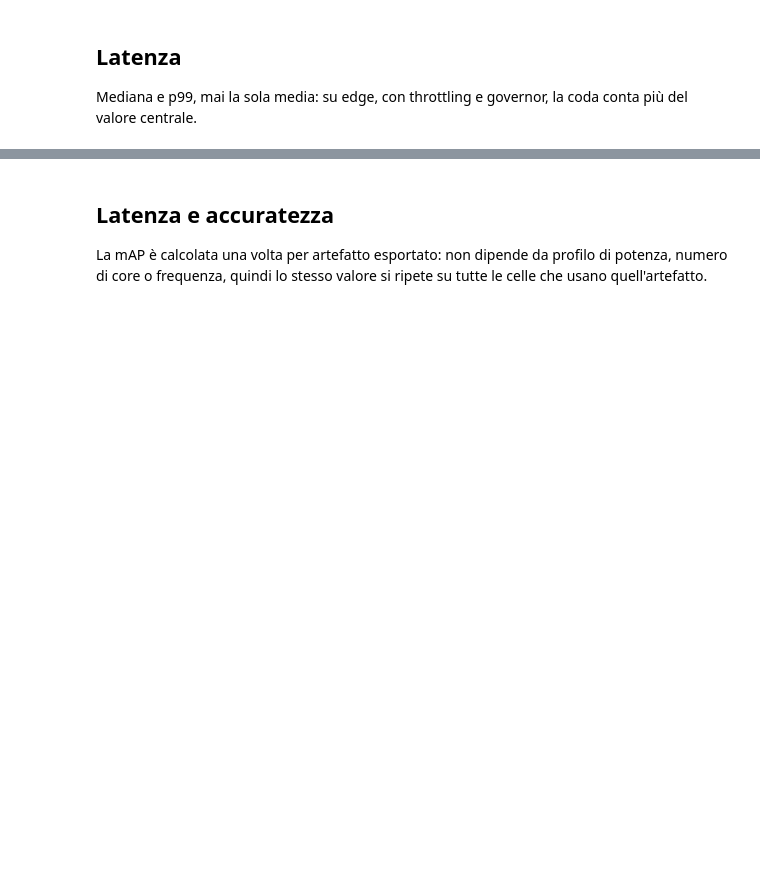
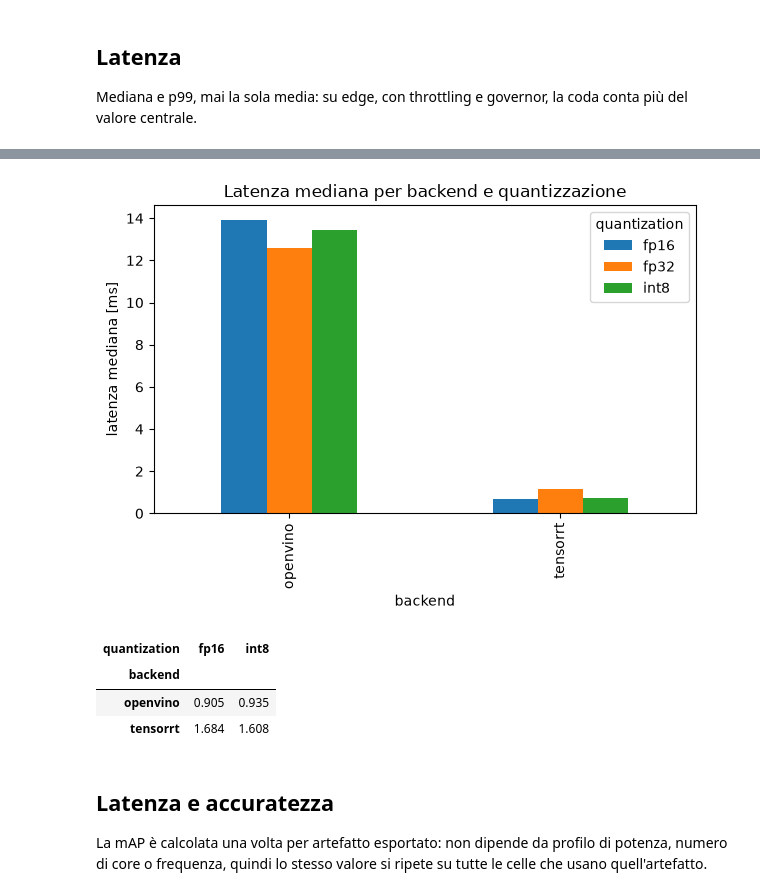
Before and after one commit to erikscolaro/yoloeval, a Jupyter notebook: notebooks/01_analysis.ipynb, the cells around one changed output, grey strips where cells are left out. Drawn from its saved outputs; the diff is of its cells as text; code cells hidden in the pictures; blank space fills up the shorter version.

Commit message:
feat(notebooks): aggiungi i notebook di sweep e utility e aggiorna analisi e figure

```diff
--- a/notebooks/01_analysis.ipynb
+++ b/notebooks/01_analysis.ipynb
@@ -70,14 +124,20 @@ display(lat)
 # %%
 pivot = ok.pivot_table(index="backend", columns="quantization",
                        values="lat_median_ms", aggfunc="median")
 ax = pivot.plot.bar(figsize=(7, 4))
 ax.set_ylabel("latenza mediana [ms]")
 ax.set_title("Latenza mediana per backend e quantizzazione")
 plt.show()
 
 # guadagno rispetto a fp32, per backend
 if "fp32" in pivot.columns:
-    display((pivot["fp32"].div(pivot.drop(columns="fp32").T).T).round(3))
+    display(pivot.drop(columns="fp32").rdiv(pivot["fp32"], axis=0).round(3))
+# %% [output]
+[figure, added]
+| quantization | fp16 | int8 |
+| backend |  |  |
+| openvino | 0.905 | 0.935 |
+| tensorrt | 1.684 | 1.608 |
 # %% [markdown]
 ## Latenza e accuratezza
 
```
Also changed, not shown: parts of 9 cells of this notebook, 3 other files.
